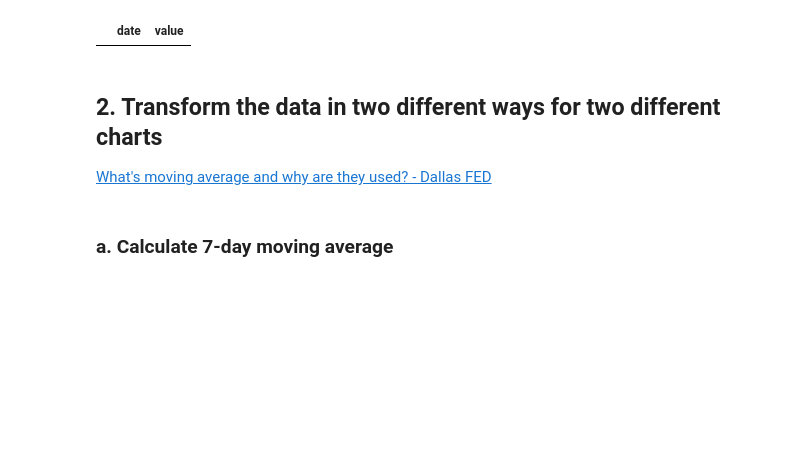
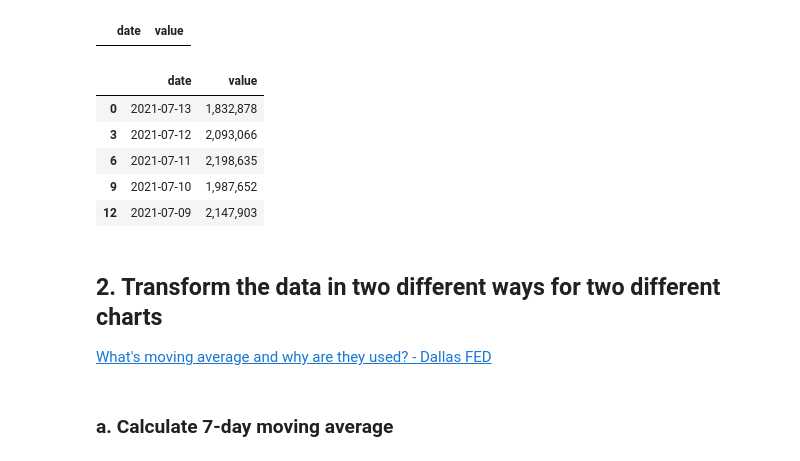
Before and after one commit to katiemarriner/lede-2021-data-module, a Jupyter notebook: lessons/05-classwork-data-transformations-tsa.ipynb, the cells around one changed output. Cells and saved outputs as stored; diff of their text form; code cells hidden in the pictures; blank space fills up the shorter version.

```diff
--- a/lessons/05-classwork-data-transformations-tsa.ipynb
+++ b/lessons/05-classwork-data-transformations-tsa.ipynb
@@ -161,3 +182,12 @@ tsa_df[tsa_df['value'] == 0]
+# %%
+tsa_df.head(5)
+# %% [output]
+|  | date | value |
+| 0 | 2021-07-13 | 1,832,878 |
+| 3 | 2021-07-12 | 2,093,066 |
+| 6 | 2021-07-11 | 2,198,635 |
+| 9 | 2021-07-10 | 1,987,652 |
+| 12 | 2021-07-09 | 2,147,903 |
 # %% [markdown]
 ## 2. Transform the data in two different ways for two different charts
 [What's moving average and why are they used? - Dallas FED](https://www.dallasfed.org/research/basics/moving.aspx)
```
Also changed, not shown: parts of 34 cells of this notebook, 9 other files.
